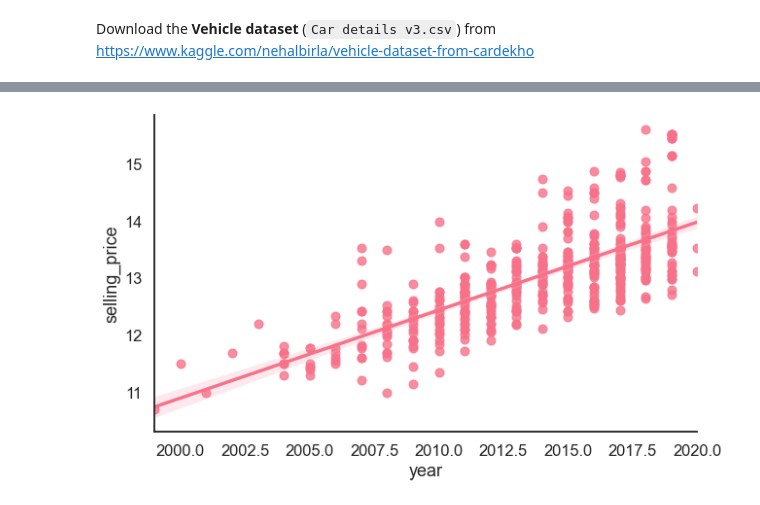
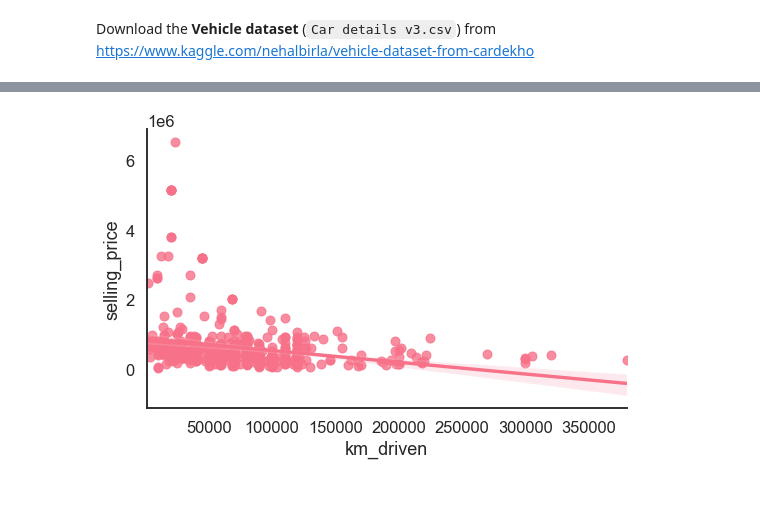
Before and after one commit to laurafontanesi/bayesian_est_workshop, a Jupyter notebook: notebooks/linear_regression.ipynb, the cells around one changed output, grey strips where cells are left out. Saved outputs shown, nothing was run; the diff lists cells and outputs as text; code cells hidden in the pictures.

```diff
--- a/notebooks/linear_regression.ipynb
+++ b/notebooks/linear_regression.ipynb
@@ -137,6 +130,5 @@ sns.despine();
-# %%
-# log transform very skewed data:
-sns.regplot(data['year'], np.log(data['selling_price']))
-sns.despine();
-# %% [output]
-[figure, removed]
+# %%
+sns.lmplot(x="km_driven", y="selling_price", data=data, aspect=1.5);
+sns.despine();
+# %% [output]
+[figure, added]
```
Also changed, not shown: parts of 16 cells of this notebook, 3 other files.
